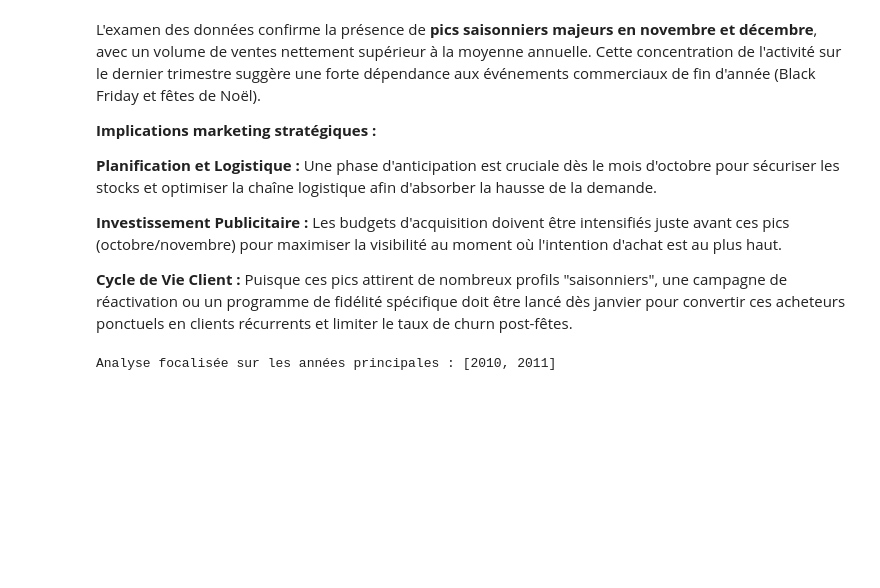
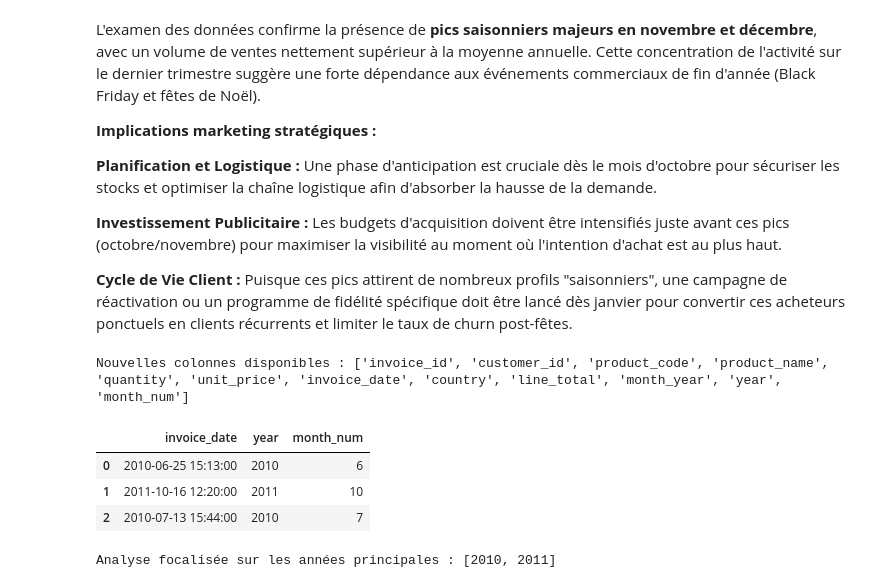
Before and after one commit to fds-imane/Data_Marketing, a Jupyter notebook: data_marketing_part_1.ipynb, the cells around one changed output. Saved outputs shown, nothing was run; the diff lists cells and outputs as text; code cells hidden in the pictures; blank space fills up the shorter version.

```diff
--- a/data_marketing_part_1.ipynb
+++ b/data_marketing_part_1.ipynb
@@ -900,6 +916,25 @@ est cruciale dès le mois d'octobre pour sécuriser les stocks et optimiser la c
 **Investissement Publicitaire :** Les budgets d'acquisition doivent être intensifiés juste avant ces pics (octobre/novembre) pour maximiser la visibilité au moment où l'intention d'achat est au plus haut.
 
 **Cycle de Vie Client :** Puisque ces pics attirent de nombreux profils "saisonniers", une campagne de réactivation ou un programme de fidélité spécifique doit être lancé dès janvier pour convertir ces acheteurs ponctuels en clients récurrents et limiter le taux de churn post-fêtes.
+# %%
+# 1. On s'assure que 'invoice_date' est bien reconnu comme une date
+transactions['invoice_date'] = pd.to_datetime(transactions['invoice_date'])
+
+# 2. On fabrique notre nouvelle dimension : l'année ('year')
+transactions['year'] = transactions['invoice_date'].dt.year
+
+# Bonus pro : On extrait souvent le mois en même temps pour l'analyse de saisonnalité
+transactions['month_num'] = transactions['invoice_date'].dt.month
+
+# 3. Petit contrôle de sécurité
+print("Nouvelles colonnes disponibles :", transactions.columns.tolist())
+display(transactions[['invoice_date', 'year', 'month_num']].head(3))
+# %% [output]
+Nouvelles colonnes disponibles : ['invoice_id', 'customer_id', 'product_code', 'product_name', 'quantity', 'unit_price', 'invoice_date', 'country', 'line_total', 'month_year', 'year', 'month_num']
+|  | invoice_date | year | month_num |
+| 0 | 2010-06-25 15:13:00 | 2010 | 6 |
+| 1 | 2011-10-16 12:20:00 | 2011 | 10 |
+| 2 | 2010-07-13 15:44:00 | 2010 | 7 |
 # %%
 import seaborn as sns
 
```
Also changed, not shown: parts of 13 cells of this notebook.
